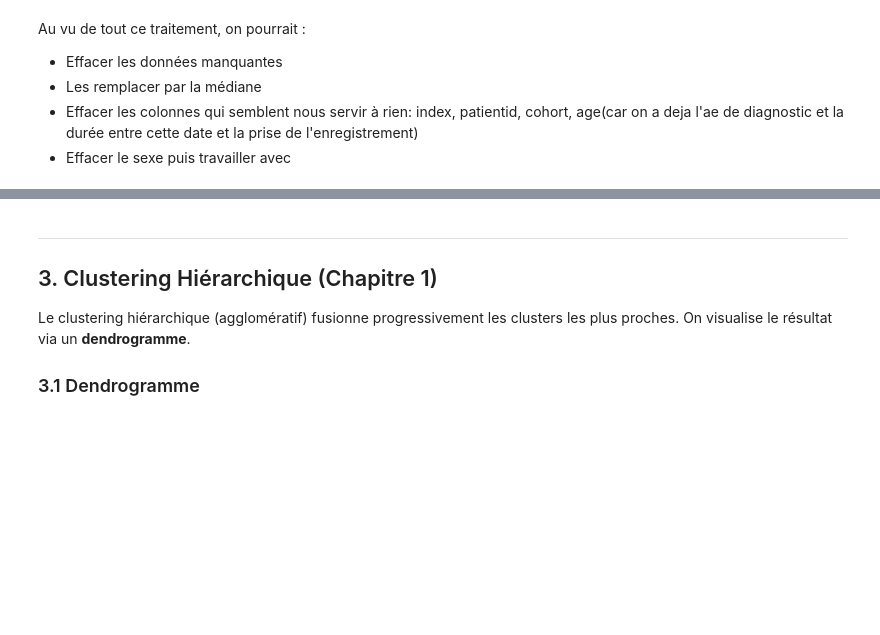
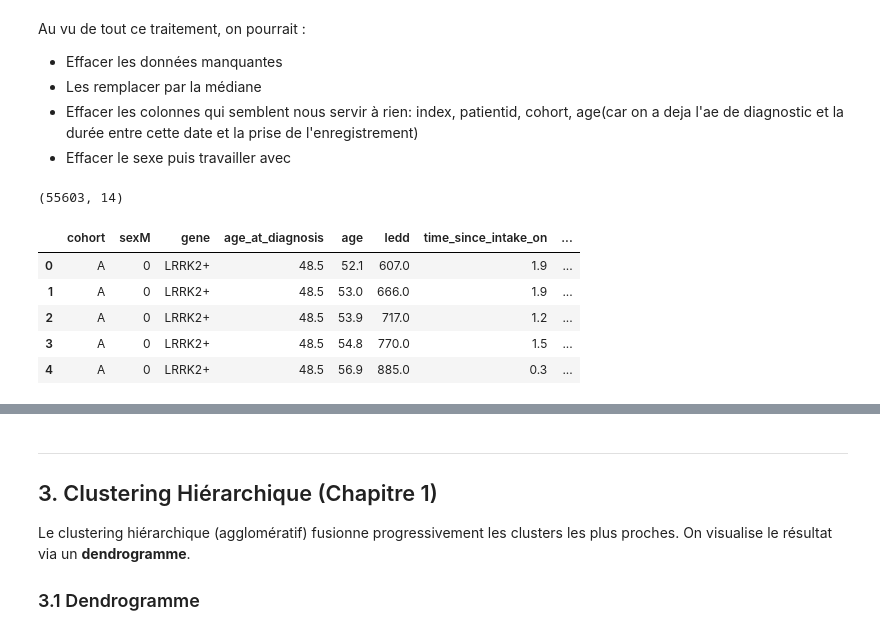
Before and after one commit to 237Fresnel/challengeIFIE2, a Jupyter notebook: Exercice1_Tutoriel_Iris.ipynb, the cells around one changed output, grey strips where cells are left out. Saved outputs shown, nothing was run; the diff lists cells and outputs as text; code cells hidden in the pictures; blank space fills up the shorter version.

```diff
--- a/Exercice1_Tutoriel_Iris.ipynb
+++ b/Exercice1_Tutoriel_Iris.ipynb
@@ -190,3 +213,8 @@ Au vu de tout ce traitement, on pourrait :
 - Les remplacer par la médiane
 - Effacer les colonnes qui semblent nous servir à rien: index, patientid, cohort, age(car on a deja l'ae de diagnostic et la durée entre cette date et la prise de l'enregistrement)
 - Effacer le sexe puis travailler avec
+# %%
+df = pd.concat([X_train, y_train], axis=1)
+df.shape
+# %% [output]
+(55603, 14)
@@ -193 +223,10 @@ Au vu de tout ce traitement, on pourrait :
+# %%
+df.head()
+# %% [output]
+|  | cohort | sexM | gene | age_at_diagnosis | age | ledd | time_since_intake_on | ... |
+| 0 | A | 0 | LRRK2+ | 48.5 | 52.1 | 607.0 | 1.9 | ... |
+| 1 | A | 0 | LRRK2+ | 48.5 | 53.0 | 666.0 | 1.9 | ... |
+| 2 | A | 0 | LRRK2+ | 48.5 | 53.9 | 717.0 | 1.2 | ... |
+| 3 | A | 0 | LRRK2+ | 48.5 | 54.8 | 770.0 | 1.5 | ... |
+| 4 | A | 0 | LRRK2+ | 48.5 | 56.9 | 885.0 | 0.3 | ... |
 # %%
```
Also changed, not shown: parts of 18 cells of this notebook.
